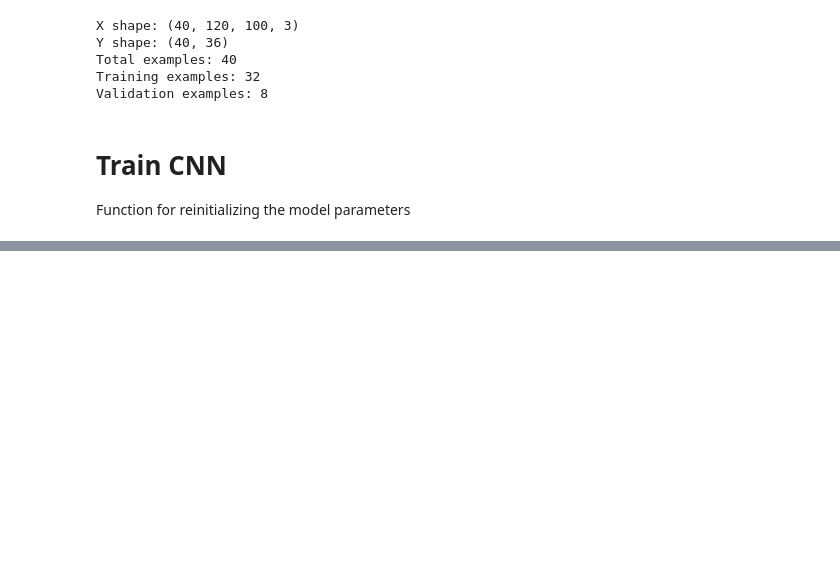
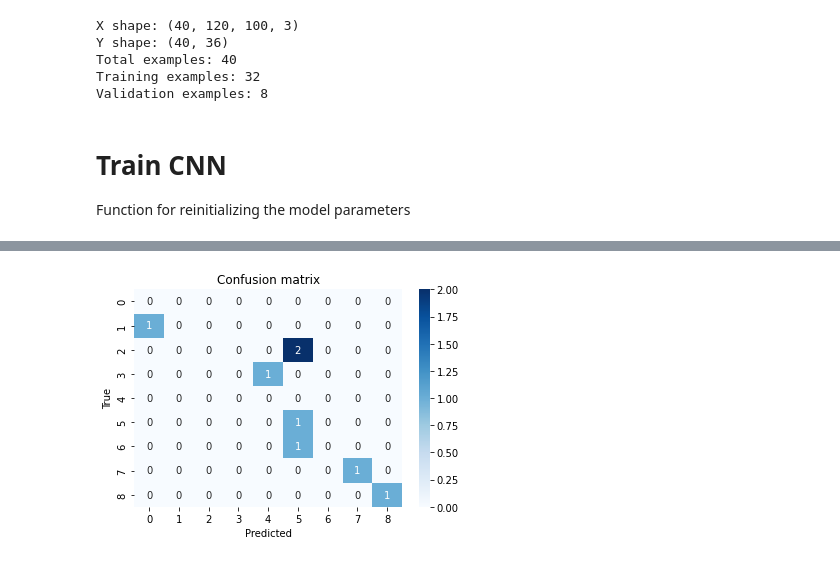
Before and after one commit to husanaulakh/ENPH353_Lab6, a Jupyter notebook: Lab6.ipynb, the cells around one changed output, grey strips where cells are left out. Cells and saved outputs as stored; diff of their text form; code cells hidden in the pictures; blank space fills up the shorter version.

```diff
--- a/Lab6.ipynb
+++ b/Lab6.ipynb
@@ -278,0 +280,20 @@ plt.show()
+# %%
+# Make predictions on the validation set
+Y_val_pred = model.predict(X_val_dataset)
+
+# Convert the predicted probabilities to class labels
+Y_val_pred_labels = np.argmax(Y_val_pred, axis=1)
+
+# Convert the true labels to class labels
+Y_val_true_labels = np.argmax(Y_val_dataset, axis=1)
+
+# Generate the confusion matrix
+cm = confusion_matrix(Y_val_true_labels, Y_val_pred_labels)
+
+# Plot the confusion matrix
+sns.heatmap(cm, annot=True, cmap='Blues')
+plt.title('Confusion matrix')
+plt.xlabel('Predicted')
+plt.ylabel('True')
+plt.show()
+# %% [output]
@@ -278,0 +301 @@ plt.show()
+[figure, added]
```
Also changed, not shown: parts of 8 cells of this notebook.
